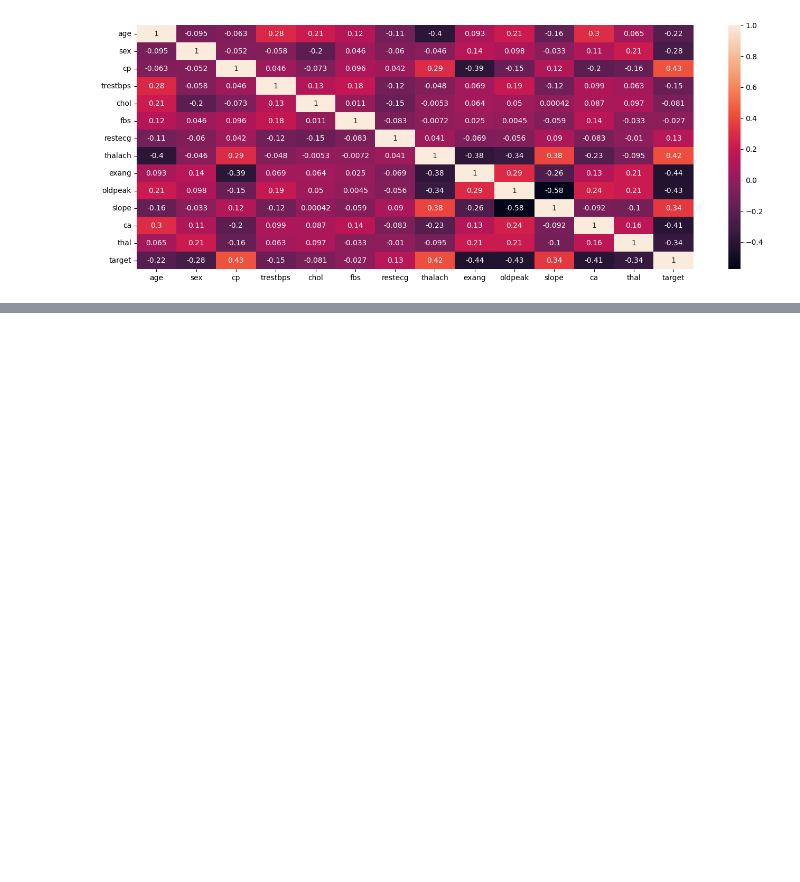
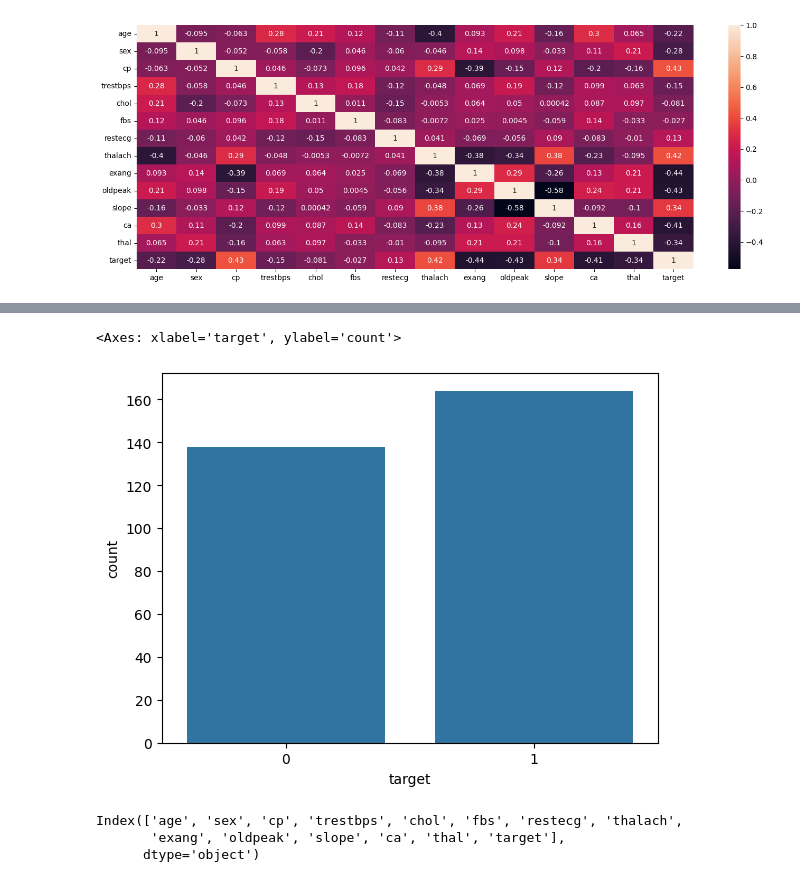
Before and after one commit to Evansrintari/CollectionMiniProject, a Jupyter notebook: heart_disease_analysis.ipynb, the cells around one changed output, grey strips where cells are left out. Cells and saved outputs as stored; diff of their text form; code cells hidden in the pictures; blank space fills up the shorter version.

```diff
--- a/heart_disease_analysis.ipynb
+++ b/heart_disease_analysis.ipynb
@@ -5,7 +5,7 @@ import pandas as pd
 import matplotlib.pyplot as plt
 import seaborn as sns
 # %%
-data= pd.read_csv("/content/heart.csv", )
+data= pd.read_csv("/content/sample_data/heart.csv" )
 # %%
 data.head()
 # %% [output]
@@ -132,0 +148,12 @@ sns.heatmap(data.corr(), annot= True)
+# %%
+sns.countplot(x='target', data=data)
+# %% [output]
+<Axes: xlabel='target', ylabel='count'>
+[figure, added]
+# %%
+# Count of males and females
+data.columns
+# %% [output]
+Index(['age', 'sex', 'cp', 'trestbps', 'chol', 'fbs', 'restecg', 'thalach',
+       'exang', 'oldpeak', 'slope', 'ca', 'thal', 'target'],
+      dtype='object')
```
Also changed, not shown: parts of 11 cells of this notebook.
